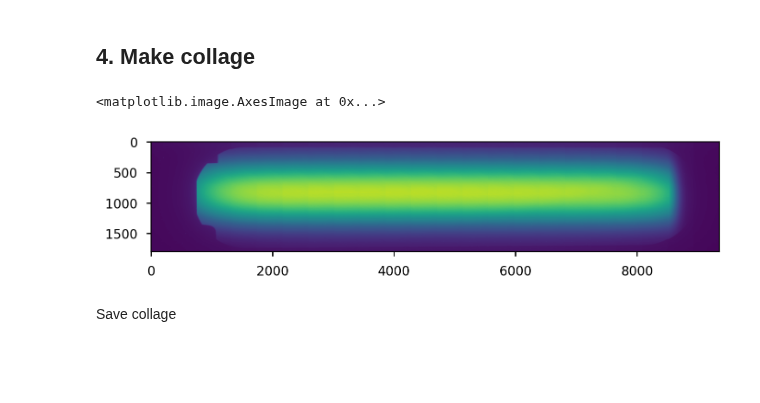
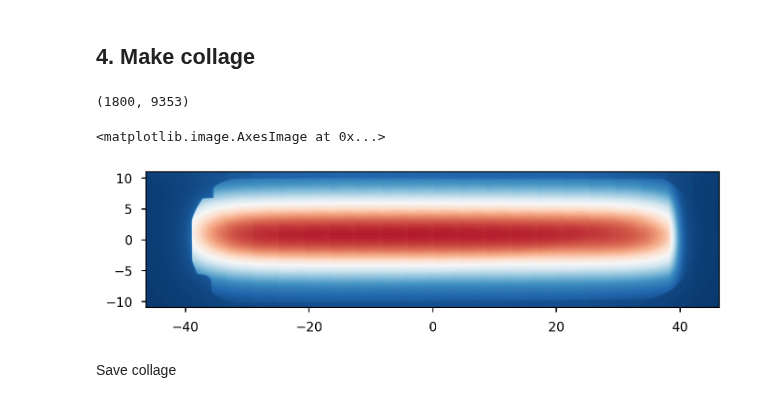
Before and after one commit to gianthk/BEATS_raytracing, a Jupyter notebook: BEATS_commissioning_WB_flat_field_full_aperture.ipynb, the cells around one changed output. Cells and saved outputs as stored; diff of their text form; code cells hidden in the pictures; blank space fills up the shorter version.

```diff
--- a/BEATS_commissioning_WB_flat_field_full_aperture.ipynb
+++ b/BEATS_commissioning_WB_flat_field_full_aperture.ipynb
@@ -179,11 +179,20 @@ collage = np.append(collage, data_mean[image, :, 500:int(np.floor(data_mean.shap
 
 for image in range(1,data_mean.shape[0]):
     collage = np.append(collage, data_mean[image, :, int(np.floor(data_mean.shape[2]/2 - Det_X_delta_pixels/2))-margin : int(np.floor(data_mean.shape[2]/2 + Det_X_delta_pixels/2))+margin], axis=1)
-# %%
-plt.imshow(collage)
-# %% [output]
-<matplotlib.image.AxesImage at 0x...>
-[figure, removed]
+# %%
+print(collage.shape)
+# %% [output]
+(1800, 9353)
+# %%
+x_start = - 1e-3 * pixel_size * collage.shape[1] / 2
+x_end = 1e-3 * pixel_size * collage.shape[1] / 2
+y_start = - 1e-3 * pixel_size * collage.shape[0] / 2
+y_end = 1e-3 * pixel_size * collage.shape[0] / 2
+plt.imshow(collage, extent=[-2.5 + x_start, x_end + 2.5, y_start - 2.5, y_end + 2.5], cmap=matplotlib.cm.RdBu_r) # 'plasma', matplotlib.cm.RdYlBu, matplotlib.cm.bwr
+# plt.xticks(np.arange(-50, 50, 5))
+# %% [output]
+<matplotlib.image.AxesImage at 0x...>
+[figure, added]
 # %% [markdown]
 Save collage
 # %%
```
